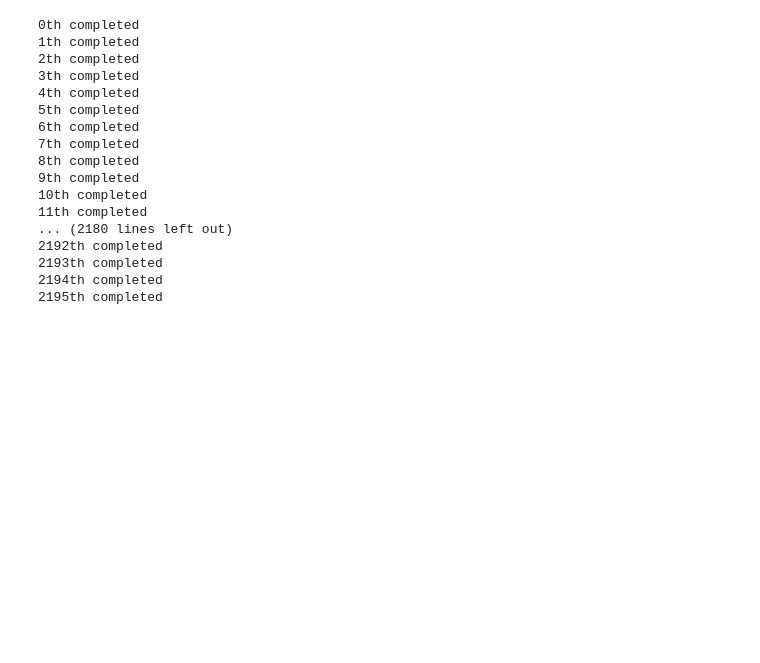
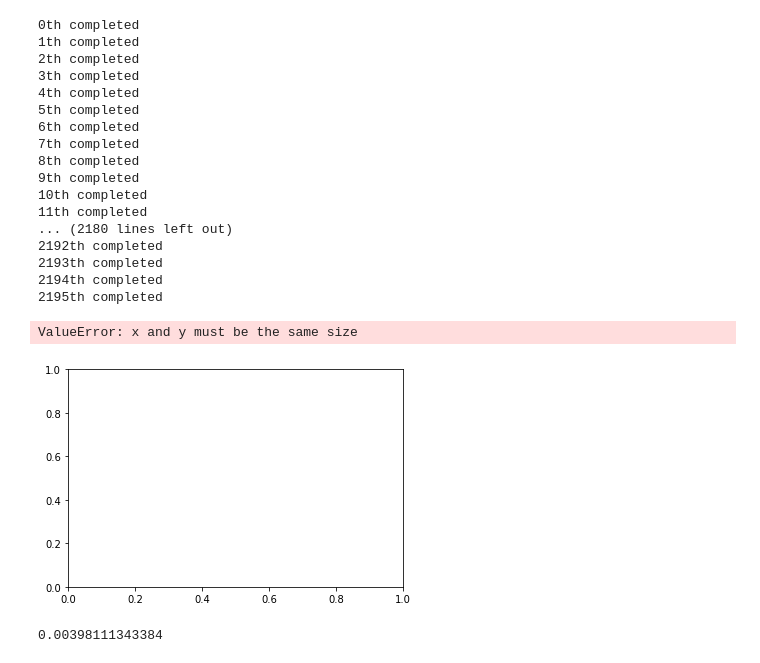
Before and after one commit to justinxutianyu/DNN_Estimation, a Jupyter notebook: preprocessing.ipynb, the cells around one changed output. Saved outputs shown, nothing was run; the diff lists cells and outputs as text; code cells hidden in the pictures; blank space fills up the shorter version.

```diff
--- a/preprocessing.ipynb
+++ b/preprocessing.ipynb
@@ -214,44 +214,71 @@ import numpy as np
 from sklearn import datasets, linear_model
 from sklearn.metrics import mean_squared_error, r2_score
 
-index = shuffle(d, d)[:1000]
+index = shuffle(d)[:1000]
 size = 50
 x_train = np.zeros(shape=(size, 2 * d))
-y_train = np.zeros(shape=(size, 1))
+y_train = np.zeros(shape=(size))
 for i in range(size):
     x = index[i][0]
     y = index[i][1]
     vx = np.squeeze(np.asarray(
-        distance_matrix[x, :]))
+        distanceMatrix[x, :]))
     vy = np.squeeze(np.asarray(
-        distance_matrix[y, :]))
+        distanceMatrix[y, :]))
     x_train[i] = np.concatenate([vx, vy])
-    y_train[i] = distance_matrix[x, y]
+    y_train[i] = distanceMatrix[x, y]
 
 # Create linear regression object
 regr = linear_model.LinearRegression()
 
 # Train the model using the training sets
 regr.fit(x_train, y_train)
 
 # Make predictions using the testing set
 y_pred = regr.predict(x_train)
 
 # # The coefficients
 # print('Coefficients: \n', regr.coef_)
 # # The mean squared error
 # print("Mean squared error: %.2f"
 #       % mean_squared_error(diabetes_y_test, diabetes_y_pred))
 # # Explained variance score: 1 is perfect prediction
 # print('Variance score: %.2f' % r2_score(diabetes_y_test, diabetes_y_pred))
 
 # Plot outputs
 plt.scatter(x_train, y_train,  color='black')
 plt.plot(x_train, y_pred, color='blue', linewidth=3)
 
 plt.xticks(())
 plt.yticks(())
 
 plt.draw()
 plt.savefig('picture/melbourne_part_plot.png')
 plt.show()
+# %% [output]
+ValueError: x and y must be the same size
+[figure, added]
+# %%
+import networkx as nx
+import matplotlib.pyplot as plt
+import pandas as pd
+#Let g be a graph that I created
+edges = pd.read_table("data/smallGraph.txt",
+                      sep=" ",
+                      header=None,
+                      names=['vx', 'vy', 'weight'])
+
+graph = nx.from_pandas_edgelist(edges, 'vx', 'vy', 'weight')
+graph_nodes = graph.nodes()
+
+graph_dict = nx.to_dict_of_dicts(graph)
+G = nx.Graph(graph_dict)
+import timeit
+start = timeit.default_timer()
+# length = nx.single_source_dijkstra_path_length(G, 0)
+nx.shortest_path_length(G, 0, 624)
+# print length
+end = timeit.default_timer()
+print(end - start)
+# %% [output]
+0.00398111343384
```
Also changed, not shown: 1 other file.
